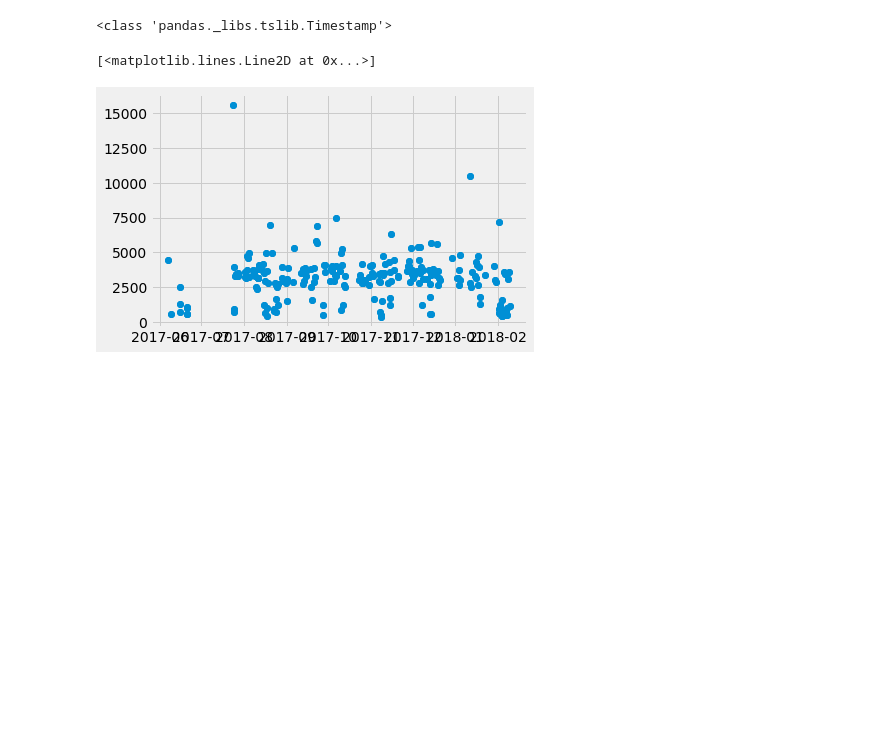
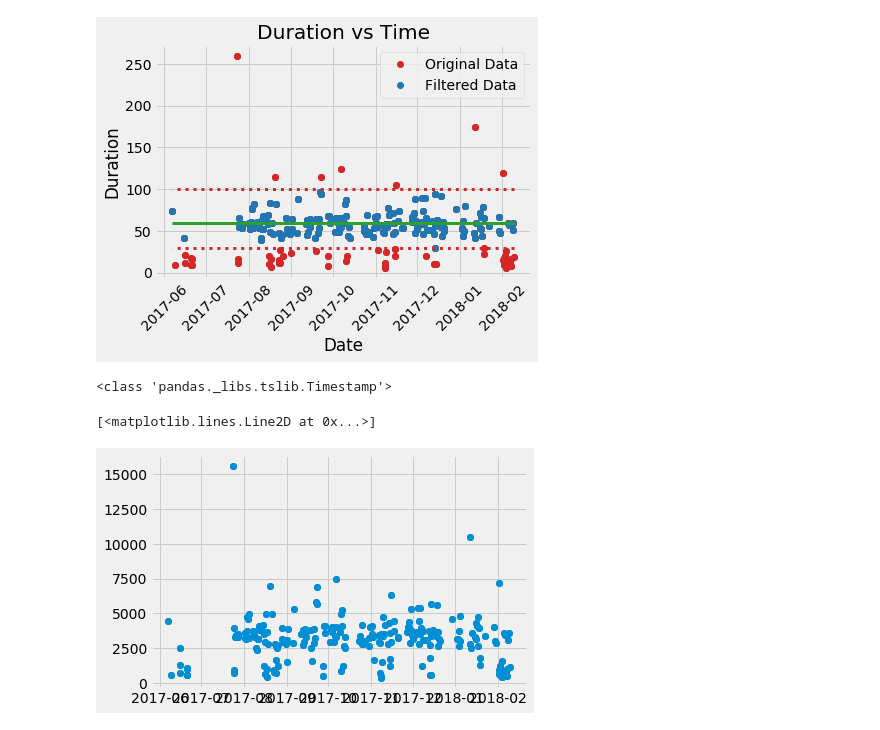
Before and after one commit to russellgeoff/Strava_Analysis, a Jupyter notebook: Strava Analysis.ipynb, the cells around one changed output. Cells and saved outputs as stored; diff of their text form; code cells hidden in the pictures; blank space fills up the shorter version.

Commit message:
Made date plot pretty

```diff
--- a/Strava Analysis.ipynb
+++ b/Strava Analysis.ipynb
@@ -29,14 +29,19 @@ for activity in client.get_activities():
     df = df.append(df_temp, ignore_index=True)
 # %%
 # Analize data from Strava
-thresh_upper = np.timedelta64(100,"m")  # Upper bound in minutes
-thresh_lower = np.timedelta64(30,"m")  # Lower bound in minutes
+thresholds = [30, 100] # Lower and upper threshold
+
+thresh_lower = np.timedelta64(thresholds[0],"m")  # Lower bound in minutes
+thresh_upper = np.timedelta64(thresholds[1],"m")  # Upper bound in minutes
 
 mask = df['elapsed_time'][20:].apply(lambda x:
                                      True if (x > thresh_lower and x < thresh_upper)
                                      else False)
 
-filtered_array = df['elapsed_time'][20:].where(mask)
+df_filt = df.where(mask)
+df_filt = df_filt.dropna()
 
-filtered_array.mean()
+mean_duration = df_filt['elapsed_time'].mean().to_timedelta64().astype('timedelta64[m]')
+
+print('Mean Commute Duration: %s' %(mean_duration))
 # %% [output]
@@ -82,3 +49,62 @@ plt.show()
+# %%
+dates = [pd.to_datetime(d) for d in df['start_date']]
+durations = df['elapsed_time'].astype('timedelta64[m]')
+
+dates_filt = [pd.to_datetime(d) for d in df_filt['start_date']]
+durations_filt = df_filt['elapsed_time'].astype('timedelta64[m]')
+
+
+fig = plt.figure()
+ax1 = fig.add_subplot(111)
+
+ax1.plot_date(x=dates,
+              y=durations,
+              c='tab:red',
+              label='Original Data')
+
+ax1.plot_date(x=dates_filt,
+              y=durations_filt,
+              c='tab:blue',
+              label='Filtered Data')
+
+# Mean
+plt.plot_date(x=[dates[0], dates[-1]],
+              y=[mean_duration, mean_duration],
+              marker=None,
+              ls='-',
+              linewidth=3,
+              c='tab:green')
+
+# Fitler Lines
+plt.plot_date(x=[dates[0], dates[-1]],
+              y=[thresholds[0], thresholds[0]],
+              marker=None,
+              ls=':',
+              linewidth=3,
+              c='tab:red')
+
+plt.plot_date(x=[dates[0], dates[-1]],
+              y=[thresholds[1], thresholds[1]],
+              marker=None,
+              ls=':',
+              linewidth=3,
+              c='tab:red')
+
+# ax1.plot_date(x=[dates[0],dates[-1]],
+#               y=30,
+#               c='red')
+
+
+# Labels and Style
+plt.style.use('fivethirtyeight')
+plt.legend();
+plt.xlabel('Date')
+plt.xticks(rotation=45)
+plt.ylabel('Duration')
+plt.title('Duration vs Time')
+plt.show()
+# %% [output]
+[figure, added]
 # %%
 import matplotlib
 
```
Also changed, not shown: parts of 2 cells of this notebook.
